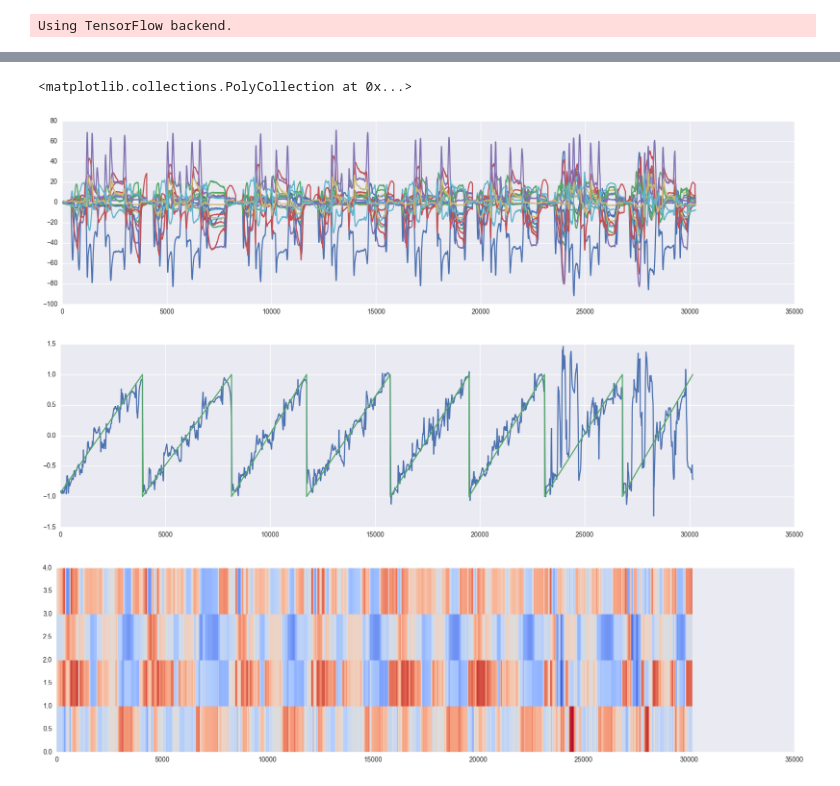
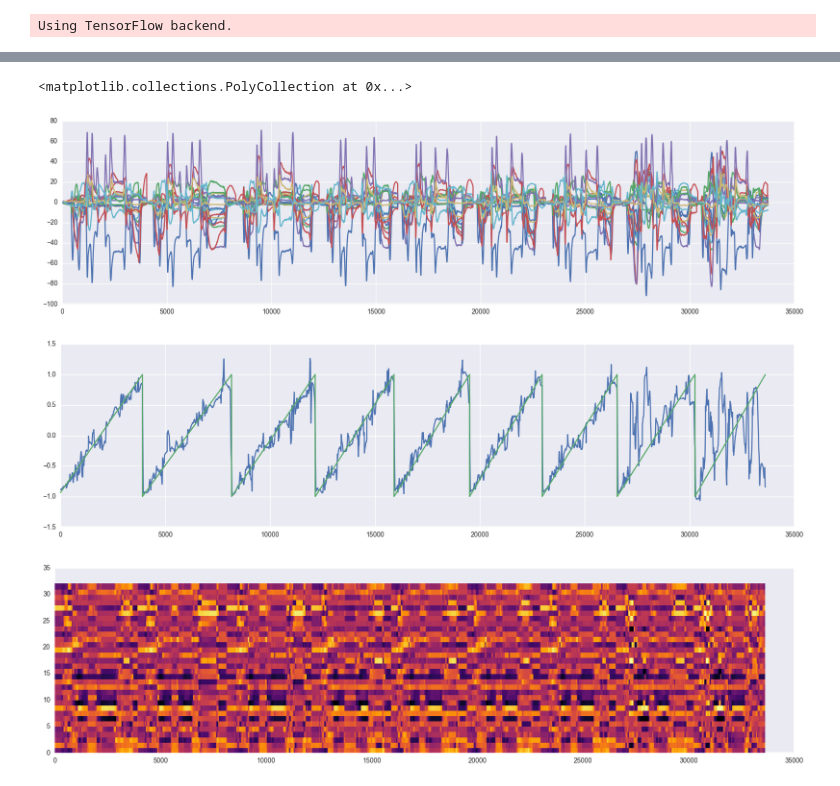
Before and after one commit to sentetic/LSTM-Biometric-sequences-recognition, a Jupyter notebook: LSTM_Biometric_Sequence_classification.ipynb, the cells around one changed output, grey strips where cells are left out. Cells and saved outputs as stored; diff of their text form; code cells hidden in the pictures.

```diff
--- a/LSTM_Biometric_Sequence_classification.ipynb
+++ b/LSTM_Biometric_Sequence_classification.ipynb
@@ -83,4 +123,6 @@ x_scaled=scaler.fit_transform(x)
 # %%
 x_,y = windowing(x_scaled, window_lenght=input_shape,step_ahead=step_ahead)
+x_test_, y_test = windowing(x_test_scaled, window_lenght=input_shape,step_ahead=step_ahead)
 # %%
-encoder, autoencoder = getLSTM_Autoencoder_model(input_shape=128, input_dim=18, encoded_dim=4)
+encoder, autoencoder = get_LSTM_autoencoder_model(input_shape=128, input_dim=18, encoded_dim=32)
+autoencoder.summary()
@@ -87,4 +141,4 @@ encoder, autoencoder = getLSTM_Autoencoder_model(input_shape=128, input_dim=18,
 # %%
 autoencoder.compile(optimizer='adam', loss='mse')
 # %%
-history=autoencoder.fit(x_,y,nb_epoch=20,verbose=1, batch_size=128)
+history=autoencoder.fit(x_,y,nb_epoch=50,verbose=1, batch_size=128, validation_data=(x_test_, y_test), shuffle=False)
@@ -144,6 +201,7 @@ for i in range(9,11):
     del error_dataFrame['s0']
     error_dataFrame=error_dataFrame.fillna(0)
 # %%
+x = x.append(x_test)
 x = x.append(error_dataFrame)
 graph=np.asarray(x.iloc[:,:-1])
 target = x.loc[:,'target']
@@ -158,18 +221,18 @@ x_real=np.reshape(x_[:,input_shape-1,0], (-1,1))
 # %%
 plt.figure(figsize=(20,5))
 plt.plot(graph)
 plt.figure(figsize=(20,5))
 start=0
 size=40000
 plt.plot(x_pred[start:start+size,:])
 plt.plot(y[start:start+size,:])
 plt.figure(figsize=(20,5))
-plt.pcolor(x_latent[start:start+size,:4].T, cmap=plt.cm.coolwarm_r)
+plt.pcolor(x_latent[start:start+size,:].T, cmap=plt.cm.inferno)
 # %% [output]
 <matplotlib.collections.PolyCollection at 0x...>
-[figure, old version]
+[figure, new version]
-[figure, old version]
+[figure, new version]
-[figure, old version]
+[figure, new version]
 # %%
 start=0
 size=35000
```
Also changed, not shown: parts of 20 cells of this notebook.
